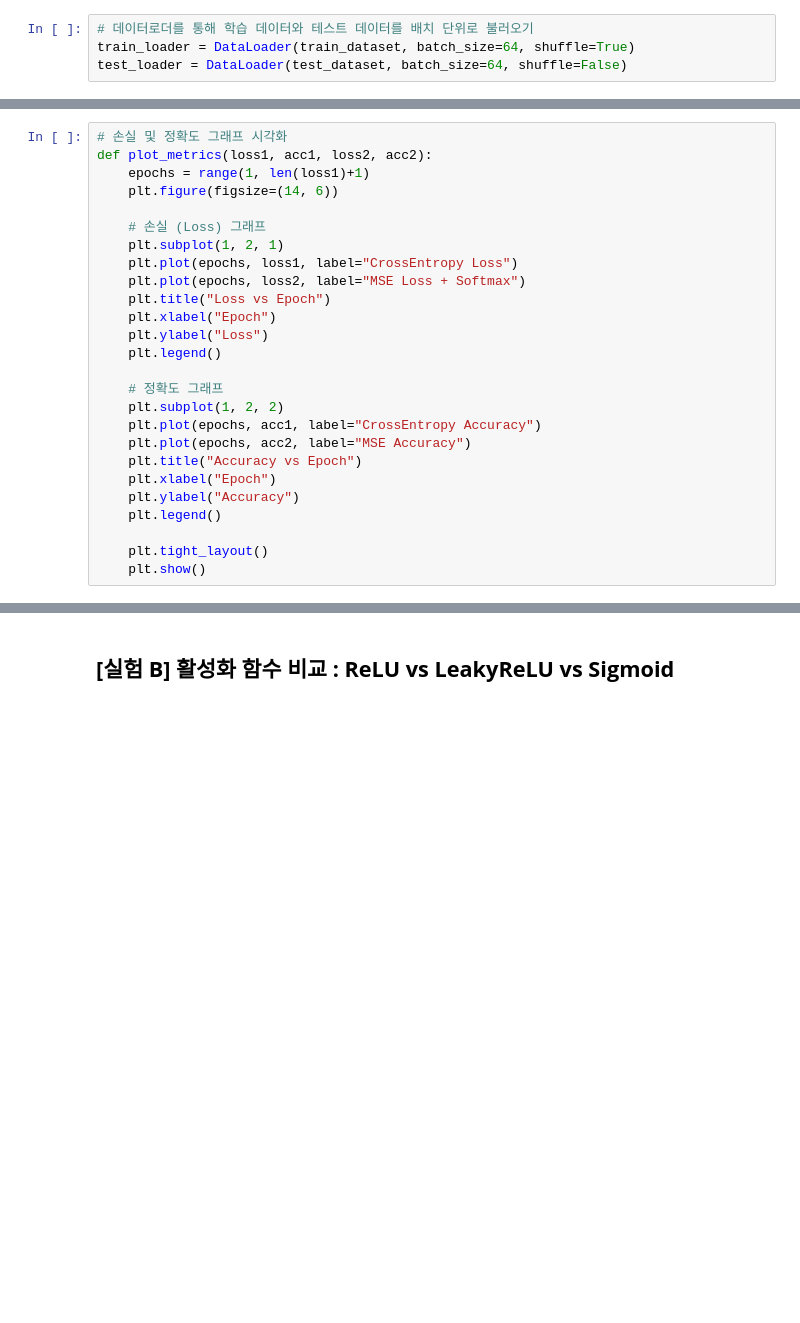
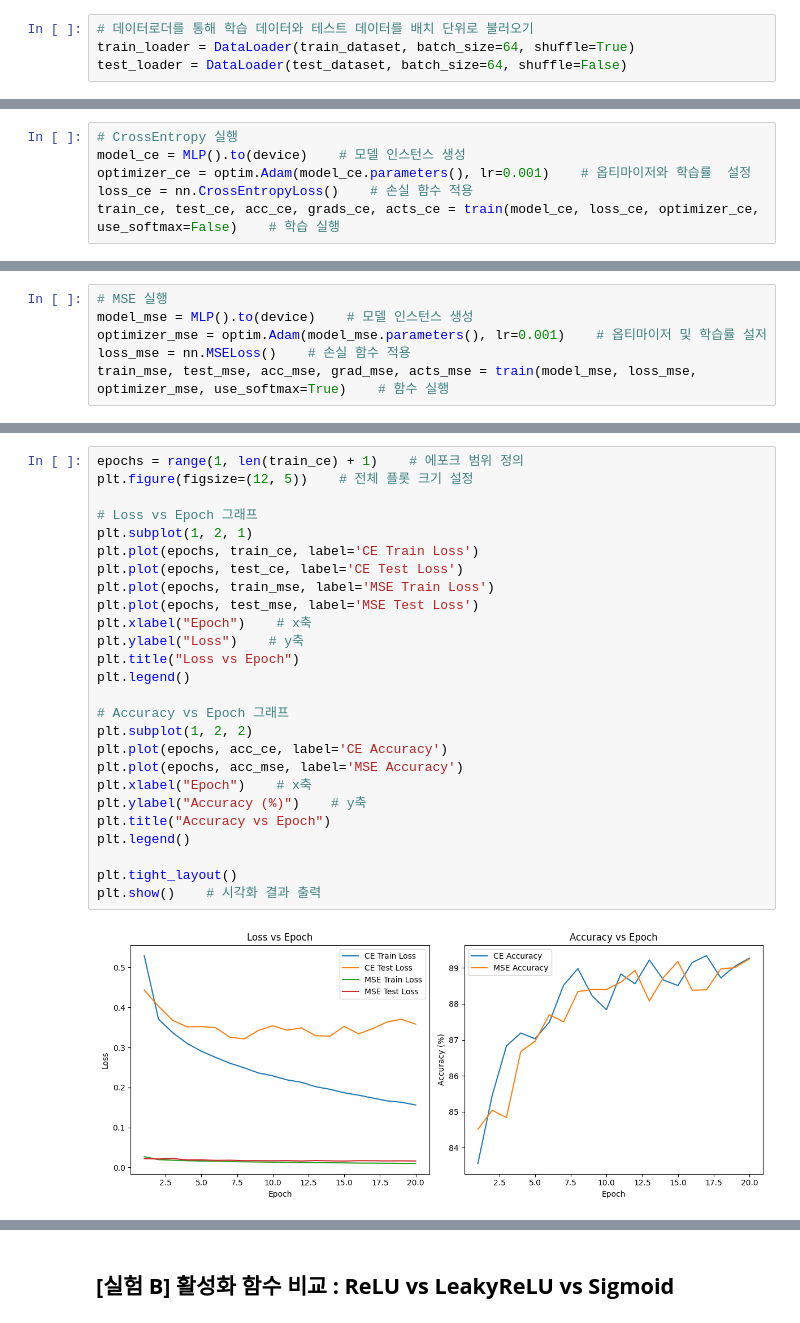
Before and after one commit to GARAM-SHIN/2025-1_CV, a Jupyter notebook: HW#3.ipynb, the cells around one changed output, grey strips where cells are left out. Cells and saved outputs as stored; diff of their text form; blank space fills up the shorter version.

```diff
--- a/HW#3.ipynb
+++ b/HW#3.ipynb
@@ -110,0 +114,6 @@ def train_model(loss_type="crossentropy", epochs=30):
+# %%
+# CrossEntropy 실행
+model_ce = MLP().to(device)    # 모델 인스턴스 생성
+optimizer_ce = optim.Adam(model_ce.parameters(), lr=0.001)    # 옵티마이저와 학습률  설정
+loss_ce = nn.CrossEntropyLoss()    # 손실 함수 적용
+train_ce, test_ce, acc_ce, grads_ce, acts_ce = train(model_ce, loss_ce, optimizer_ce, use_softmax=False)    # 학습 실행
@@ -110,0 +141,6 @@ def train_model(loss_type="crossentropy", epochs=30):
+# %%
+# MSE 실행
+model_mse = MLP().to(device)    # 모델 인스턴스 생성
+optimizer_mse = optim.Adam(model_mse.parameters(), lr=0.001)    # 옵티마이저 및 학습률 설저
+loss_mse = nn.MSELoss()    # 손실 함수 적용
+train_mse, test_mse, acc_mse, grad_mse, acts_mse = train(model_mse, loss_mse, optimizer_mse, use_softmax=True)    # 함수 실행
@@ -111,26 +168,28 @@ def train_model(loss_type="crossentropy", epochs=30):
 # %%
-# 손실 및 정확도 그래프 시각화
-def plot_metrics(loss1, acc1, loss2, acc2):
-    epochs = range(1, len(loss1)+1)
-    plt.figure(figsize=(14, 6))
+epochs = range(1, len(train_ce) + 1)    # 에포크 범위 정의
+plt.figure(figsize=(12, 5))    # 전체 플롯 크기 설정
 
-    # 손실 (Loss) 그래프
-    plt.subplot(1, 2, 1)
-    plt.plot(epochs, loss1, label="CrossEntropy Loss")
-    plt.plot(epochs, loss2, label="MSE Loss + Softmax")
-    plt.title("Loss vs Epoch")
-    plt.xlabel("Epoch")
-    plt.ylabel("Loss")
-    plt.legend()
+# Loss vs Epoch 그래프
+plt.subplot(1, 2, 1)
+plt.plot(epochs, train_ce, label='CE Train Loss')
+plt.plot(epochs, test_ce, label='CE Test Loss')
+plt.plot(epochs, train_mse, label='MSE Train Loss')
+plt.plot(epochs, test_mse, label='MSE Test Loss')
+plt.xlabel("Epoch")    # x축
+plt.ylabel("Loss")    # y축
+plt.title("Loss vs Epoch")
+plt.legend()
 
-    # 정확도 그래프
-    plt.subplot(1, 2, 2)
-    plt.plot(epochs, acc1, label="CrossEntropy Accuracy")
-    plt.plot(epochs, acc2, label="MSE Accuracy")
-    plt.title("Accuracy vs Epoch")
-    plt.xlabel("Epoch")
-    plt.ylabel("Accuracy")
-    plt.legend()
+# Accuracy vs Epoch 그래프
+plt.subplot(1, 2, 2)
+plt.plot(epochs, acc_ce, label='CE Accuracy')
+plt.plot(epochs, acc_mse, label='MSE Accuracy')
+plt.xlabel("Epoch")    # x축
+plt.ylabel("Accuracy (%)")    # y축
+plt.title("Accuracy vs Epoch")
+plt.legend()
 
-    plt.tight_layout()
-    plt.show()
+plt.tight_layout()
+plt.show()    # 시각화 결과 출력
+# %% [output]
+[figure, added]
```
Also changed, not shown: parts of 59 cells of this notebook.
